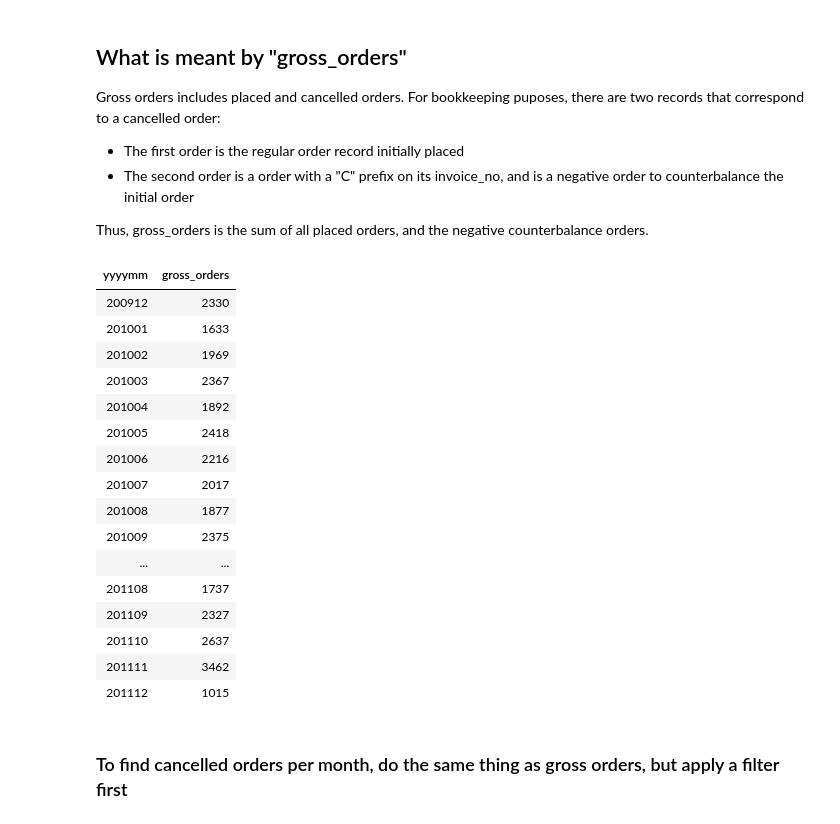
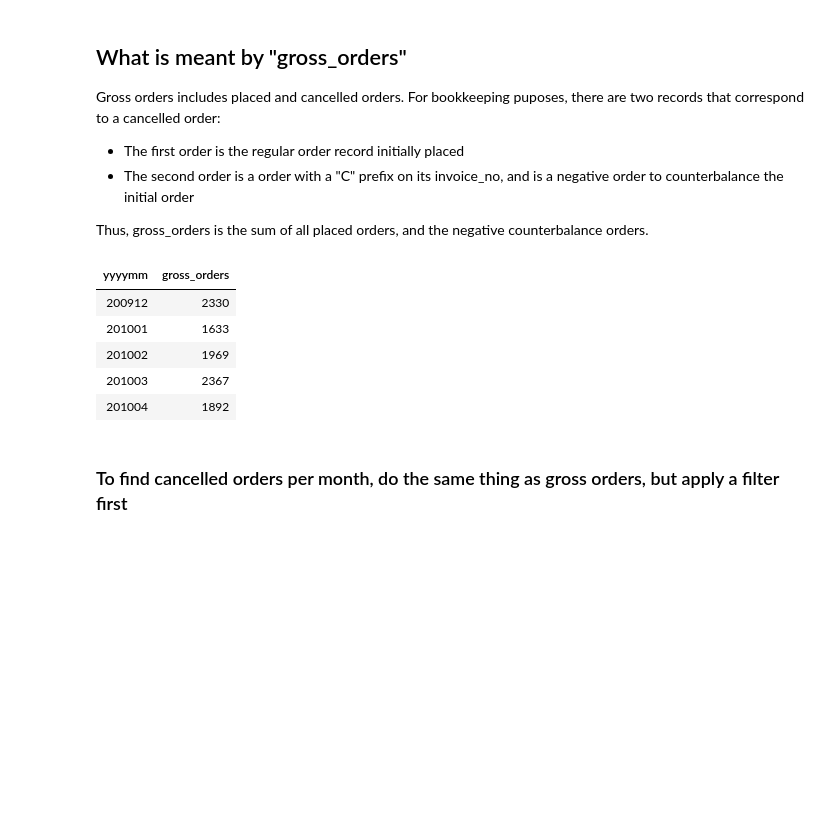
Before and after one commit to jarviscanada/jarvis_data_eng_KevinShimotakahara, a Jupyter notebook: spark/notebook/RetailDataAnalyticswithPySpark.ipynb, the cells around one changed output. Saved outputs shown, nothing was run; the diff lists cells and outputs as text; code cells hidden in the pictures; blank space fills up the shorter version.

```diff
--- a/spark/notebook/RetailDataAnalyticswithPySpark.ipynb
+++ b/spark/notebook/RetailDataAnalyticswithPySpark.ipynb
@@ -216,25 +226,14 @@ Thus, gross_orders is the sum of all placed orders, and the negative counterbala
 # %%
 gross_orders = retail_csv.groupby("yyyymm").agg(expr('count(distinct invoice_no)').alias('gross_orders'))
 gross_orders = gross_orders.orderBy("yyyymm")
-display(gross_orders)
+display(gross_orders.limit(5))
 # %% [output]
 | yyyymm | gross_orders |
 | 200912 | 2330 |
 | 201001 | 1633 |
 | 201002 | 1969 |
 | 201003 | 2367 |
 | 201004 | 1892 |
-| 201005 | 2418 |
-| 201006 | 2216 |
-| 201007 | 2017 |
-| 201008 | 1877 |
-| 201009 | 2375 |
-| ... | ... |
-| 201108 | 1737 |
-| 201109 | 2327 |
-| 201110 | 2637 |
-| 201111 | 3462 |
-| 201112 | 1015 |
 # %% [markdown]
 ### To find cancelled orders per month, do the same thing as gross orders, but apply a filter first
 # %%
```
Also changed, not shown: parts of 16 cells of this notebook, 1 other file.
